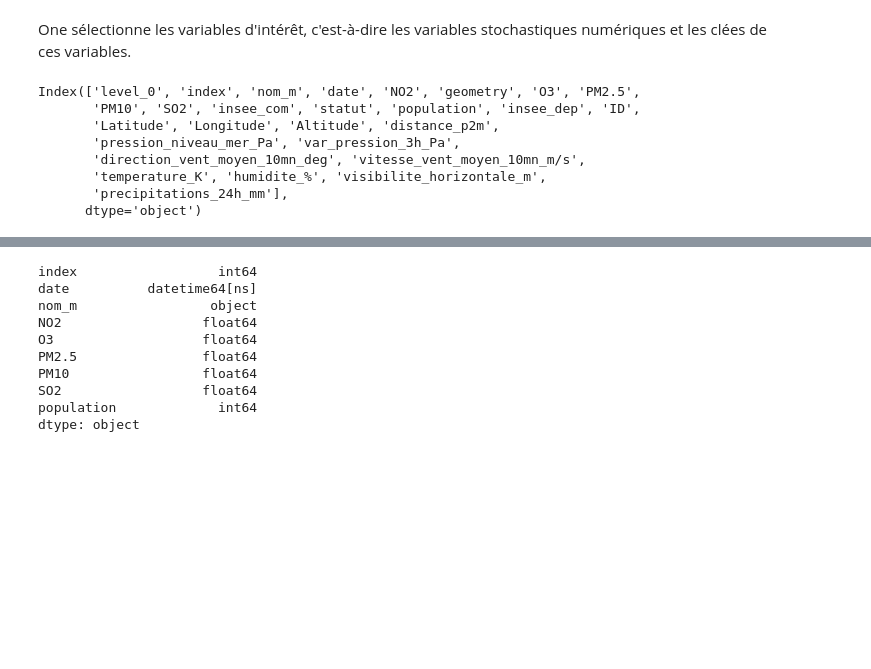
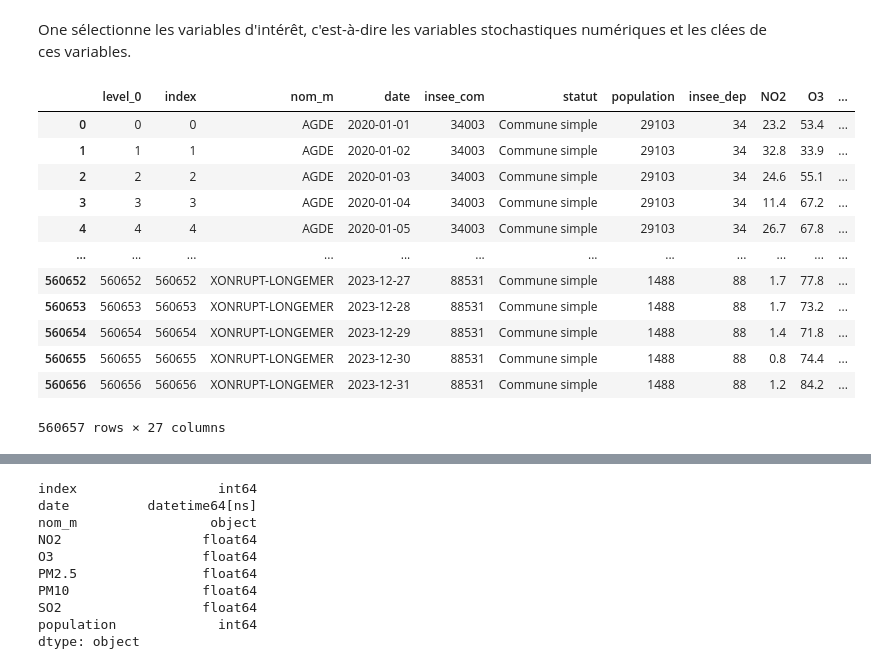
Before and after one commit to Antoine-Merienne/Projet-data-science-Mornand-Merienne, a Jupyter notebook: analyse_pollution_air.ipynb, the cells around one changed output, grey strips where cells are left out. Saved outputs shown, nothing was run; the diff lists cells and outputs as text; code cells hidden in the pictures; blank space fills up the shorter version.

```diff
--- a/analyse_pollution_air.ipynb
+++ b/analyse_pollution_air.ipynb
@@ -486,3 +485,11 @@ processus_gdf.sample(5)
+# %%
+gdf = processus_gdf
+gdf['geometry'].apply(lambda x:x.wkt)
+
+import gzip
+
+with gzip.open('CSV_data\processus.csv.gz', 'wt') as f:
+    gdf.to_csv(f, index=True)
 # %% [markdown]
 # 2. Analyse exploratoire de données
 # %% [markdown]
@@ -498,17 +505,26 @@ plt.rc("figure", figsize=(16,8))
 plt.rc("font", size=14)
 # %% [markdown]
 One sélectionne les variables d'intérêt, c'est-à-dire les variables stochastiques numériques et les clées de ces variables.
-# %%
-processus_gdf.columns
-# %% [output]
-Index(['level_0', 'index', 'nom_m', 'date', 'NO2', 'geometry', 'O3', 'PM2.5',
-       'PM10', 'SO2', 'insee_com', 'statut', 'population', 'insee_dep', 'ID',
-       'Latitude', 'Longitude', 'Altitude', 'distance_p2m',
-       'pression_niveau_mer_Pa', 'var_pression_3h_Pa',
-       'direction_vent_moyen_10mn_deg', 'vitesse_vent_moyen_10mn_m/s',
-       'temperature_K', 'humidite_%', 'visibilite_horizontale_m',
-       'precipitations_24h_mm'],
-      dtype='object')
+# %%
+# Ouvrir le GeoDataFame comme un vulgaire DataFrame suffit pour cette partie et est beaucoup plus rapide
+
+with gzip.open('CSV_data\processus.csv.gz', 'rt') as f:
+    processus_gdf = pd.read_csv(f)
+processus_gdf
+# %% [output]
+|  | level_0 | index | nom_m | date | insee_com | statut | population | insee_dep | NO2 | O3 | ... |
+| 0 | 0 | 0 | AGDE | 2020-01-01 | 34003 | Commune simple | 29103 | 34 | 23.2 | 53.4 | ... |
+| 1 | 1 | 1 | AGDE | 2020-01-02 | 34003 | Commune simple | 29103 | 34 | 32.8 | 33.9 | ... |
+| 2 | 2 | 2 | AGDE | 2020-01-03 | 34003 | Commune simple | 29103 | 34 | 24.6 | 55.1 | ... |
+| 3 | 3 | 3 | AGDE | 2020-01-04 | 34003 | Commune simple | 29103 | 34 | 11.4 | 67.2 | ... |
+| 4 | 4 | 4 | AGDE | 2020-01-05 | 34003 | Commune simple | 29103 | 34 | 26.7 | 67.8 | ... |
+| ... | ... | ... | ... | ... | ... | ... | ... | ... | ... | ... | ... |
+| 560652 | 560652 | 560652 | XONRUPT-LONGEMER | 2023-12-27 | 88531 | Commune simple | 1488 | 88 | 1.7 | 77.8 | ... |
+| 560653 | 560653 | 560653 | XONRUPT-LONGEMER | 2023-12-28 | 88531 | Commune simple | 1488 | 88 | 1.7 | 73.2 | ... |
+| 560654 | 560654 | 560654 | XONRUPT-LONGEMER | 2023-12-29 | 88531 | Commune simple | 1488 | 88 | 1.4 | 71.8 | ... |
+| 560655 | 560655 | 560655 | XONRUPT-LONGEMER | 2023-12-30 | 88531 | Commune simple | 1488 | 88 | 0.8 | 74.4 | ... |
+| 560656 | 560656 | 560656 | XONRUPT-LONGEMER | 2023-12-31 | 88531 | Commune simple | 1488 | 88 | 1.2 | 84.2 | ... |
+560657 rows × 27 columns
 # %%
 X_t = processus_gdf.loc[:,[
     'date',
```
Also changed, not shown: parts of 32 cells of this notebook, 1 other file.
